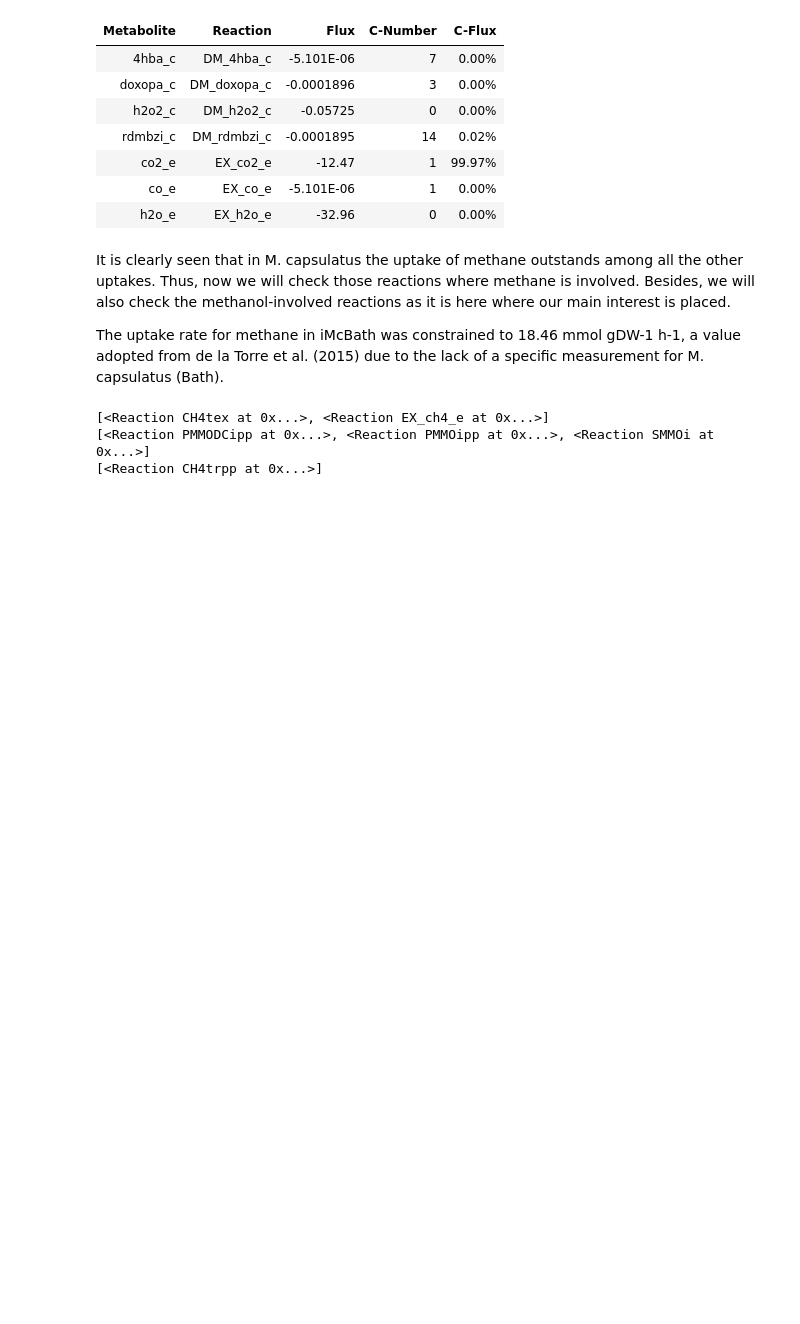
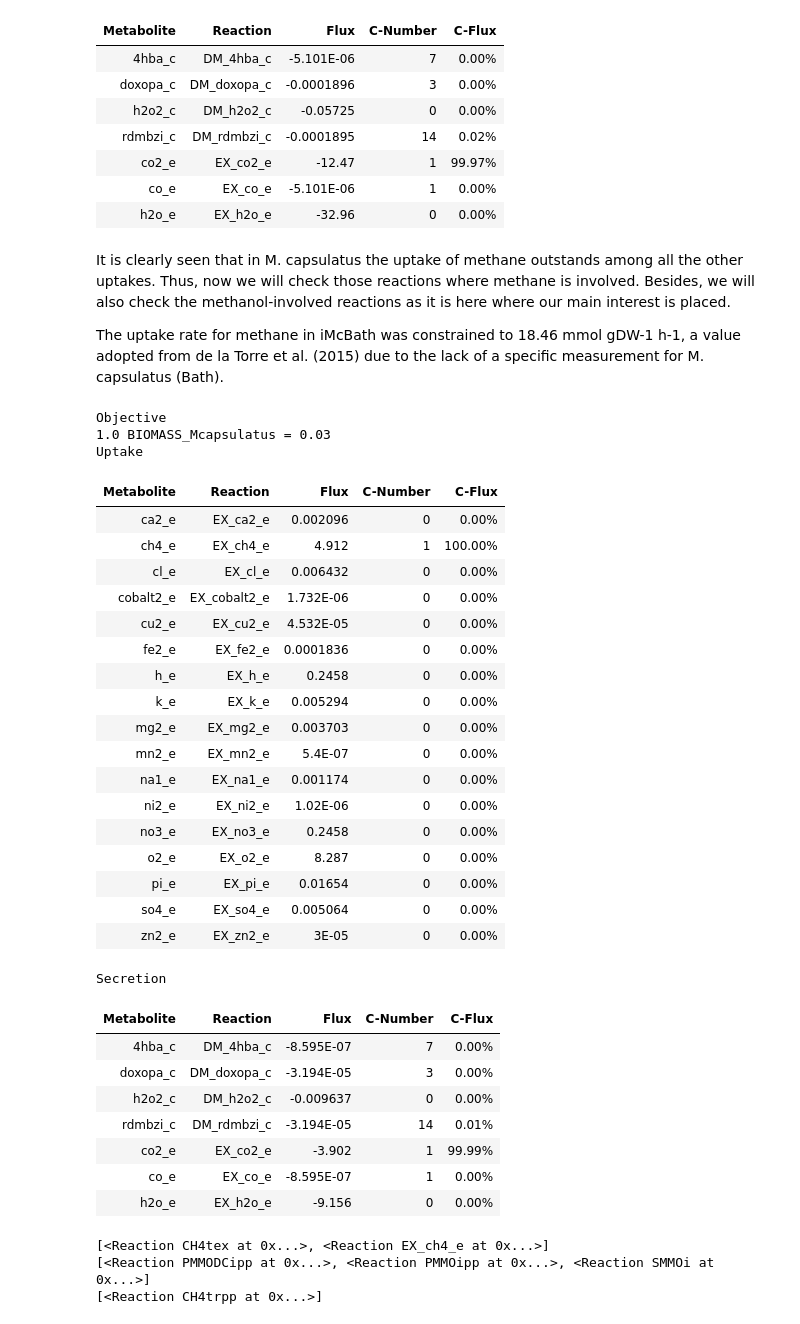
Before and after one commit to Schwebus/DTU_Biobuilders_2021, a Jupyter notebook: GSM_model/M.capsulatus.ipynb, the cells around one changed output. Cells and saved outputs as stored; diff of their text form; code cells hidden in the pictures; blank space fills up the shorter version.

```diff
--- a/GSM_model/M.capsulatus.ipynb
+++ b/GSM_model/M.capsulatus.ipynb
@@ -43,6 +43,39 @@ Secretion
 It is clearly seen that in M. capsulatus the uptake of methane outstands among all the other uptakes. Thus, now we will check those reactions where methane is involved. Besides, we will also check the methanol-involved reactions as it is here where our main interest is placed.
 
 The uptake rate for methane in iMcBath was constrained to 18.46 mmol gDW-1 h-1, a value adopted from de la Torre et al. (2015) due to the lack of a specific measurement for M. capsulatus (Bath).
+# %%
+met.summary()
+# %% [output]
+Objective
+1.0 BIOMASS_Mcapsulatus = 0.03
+Uptake
+| Metabolite | Reaction | Flux | C-Number | C-Flux |
+| ca2_e | EX_ca2_e | 0.002096 | 0 | 0.00% |
+| ch4_e | EX_ch4_e | 4.912 | 1 | 100.00% |
+| cl_e | EX_cl_e | 0.006432 | 0 | 0.00% |
+| cobalt2_e | EX_cobalt2_e | 1.732E-06 | 0 | 0.00% |
+| cu2_e | EX_cu2_e | 4.532E-05 | 0 | 0.00% |
+| fe2_e | EX_fe2_e | 0.0001836 | 0 | 0.00% |
+| h_e | EX_h_e | 0.2458 | 0 | 0.00% |
+| k_e | EX_k_e | 0.005294 | 0 | 0.00% |
+| mg2_e | EX_mg2_e | 0.003703 | 0 | 0.00% |
+| mn2_e | EX_mn2_e | 5.4E-07 | 0 | 0.00% |
+| na1_e | EX_na1_e | 0.001174 | 0 | 0.00% |
+| ni2_e | EX_ni2_e | 1.02E-06 | 0 | 0.00% |
+| no3_e | EX_no3_e | 0.2458 | 0 | 0.00% |
+| o2_e | EX_o2_e | 8.287 | 0 | 0.00% |
+| pi_e | EX_pi_e | 0.01654 | 0 | 0.00% |
+| so4_e | EX_so4_e | 0.005064 | 0 | 0.00% |
+| zn2_e | EX_zn2_e | 3E-05 | 0 | 0.00% |
+Secretion
+| Metabolite | Reaction | Flux | C-Number | C-Flux |
+| 4hba_c | DM_4hba_c | -8.595E-07 | 7 | 0.00% |
+| doxopa_c | DM_doxopa_c | -3.194E-05 | 3 | 0.00% |
+| h2o2_c | DM_h2o2_c | -0.009637 | 0 | 0.00% |
+| rdmbzi_c | DM_rdmbzi_c | -3.194E-05 | 14 | 0.01% |
+| co2_e | EX_co2_e | -3.902 | 1 | 99.99% |
+| co_e | EX_co_e | -8.595E-07 | 1 | 0.00% |
+| h2o_e | EX_h2o_e | -9.156 | 0 | 0.00% |
 # %%
 # check reactions where methane is involved
 print(met.reactions.query("methane","name"))
```
Also changed, not shown: parts of 11 cells of this notebook, 1 other file.
